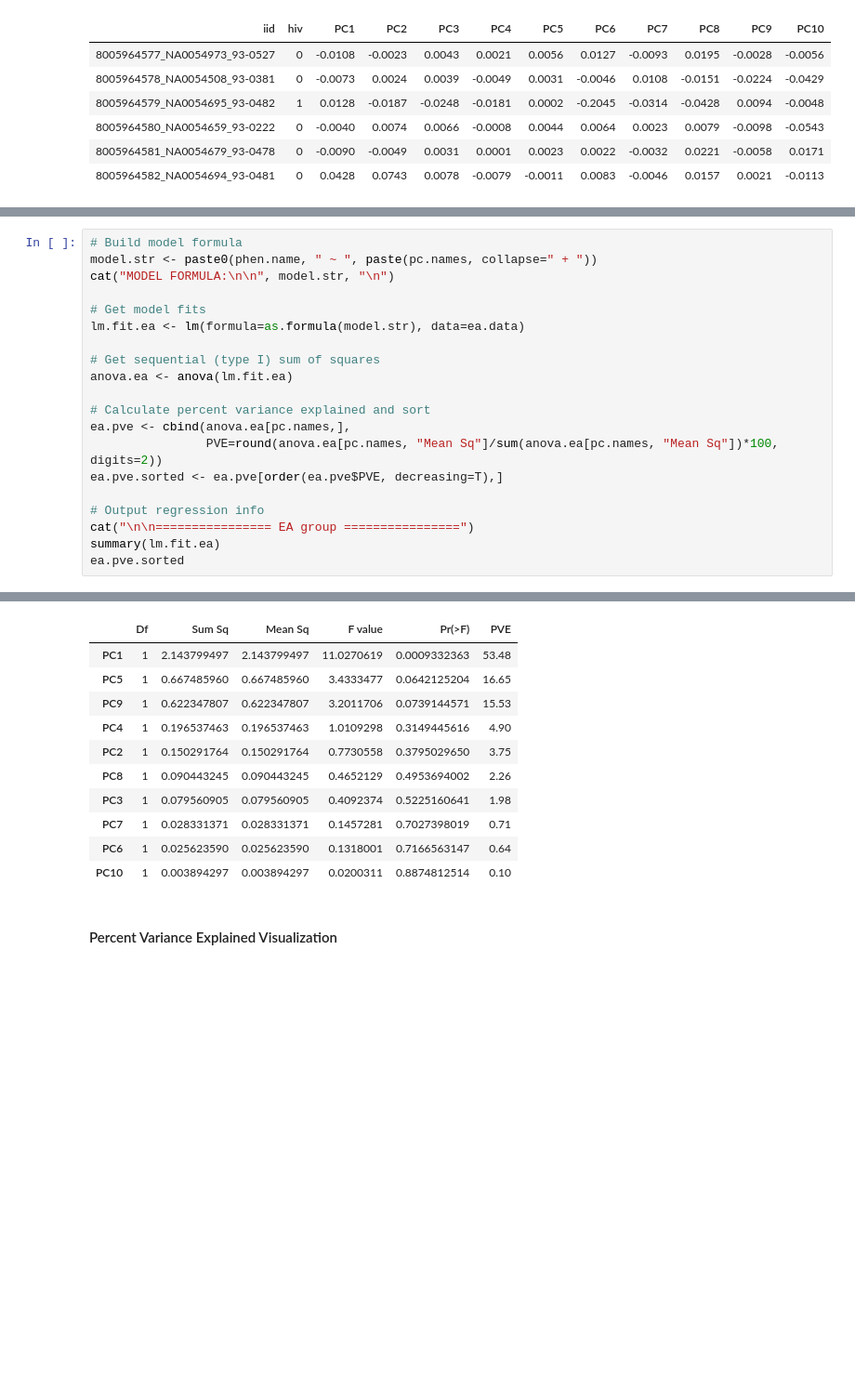
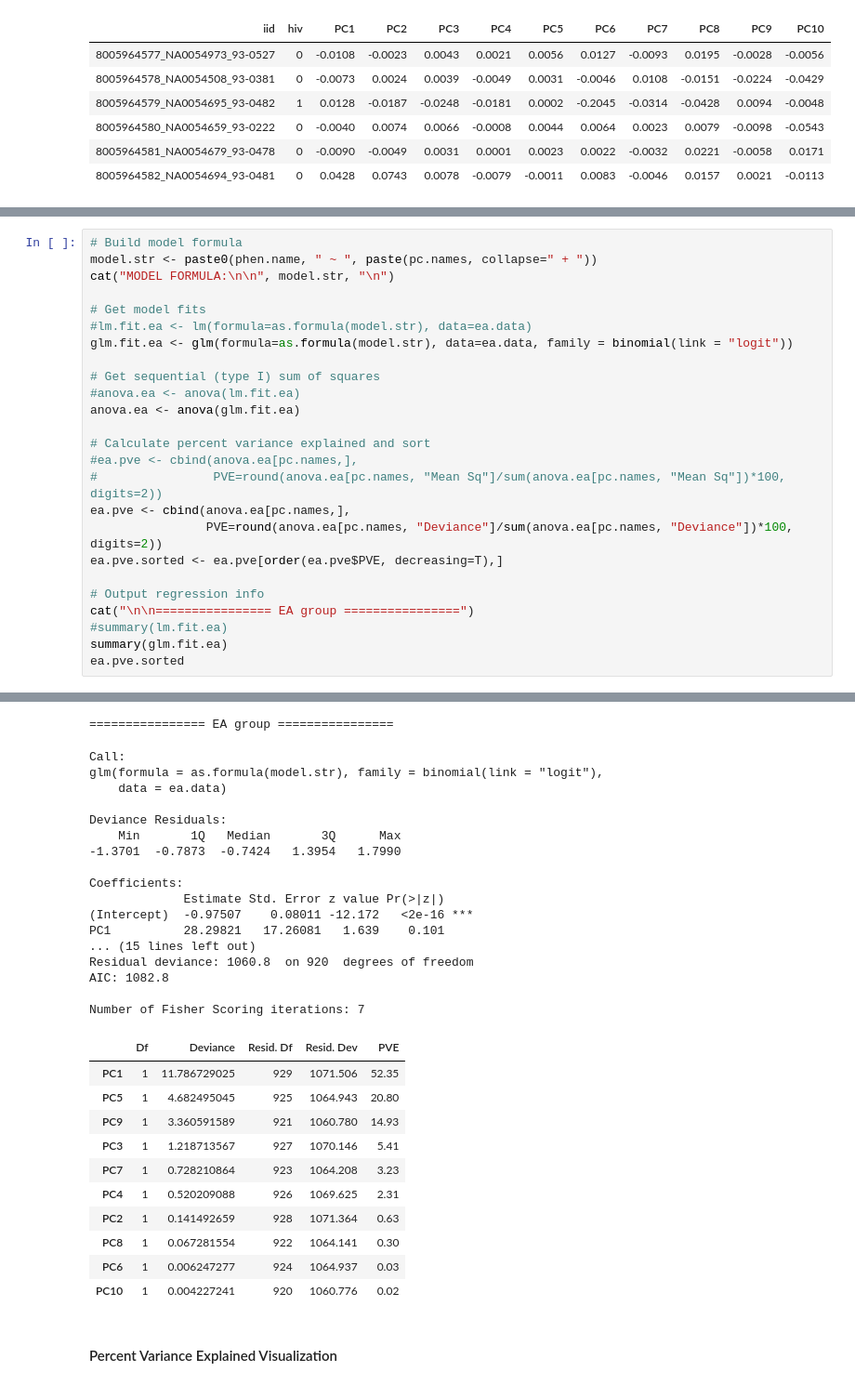
Before and after one commit to jaamarks/jaamarks_notebooks, a Jupyter notebook: HIV_Project/develop/20190222_HIV_acquisition_VIDUS_1df+2df_gwas_probabel.ipynb, the cells around one changed output, grey strips where cells are left out. Shown at 93% size. Saved outputs shown, nothing was run; the diff lists cells and outputs as text; blank space fills up the shorter version.

```diff
--- a/HIV_Project/develop/20190222_HIV_acquisition_VIDUS_1df+2df_gwas_probabel.ipynb
+++ b/HIV_Project/develop/20190222_HIV_acquisition_VIDUS_1df+2df_gwas_probabel.ipynb
@@ -647,19 +647,24 @@ model.str <- paste0(phen.name, " ~ ", paste(pc.names, collapse=" + "))
 cat("MODEL FORMULA:\n\n", model.str, "\n")
 
 # Get model fits
-lm.fit.ea <- lm(formula=as.formula(model.str), data=ea.data)
+#lm.fit.ea <- lm(formula=as.formula(model.str), data=ea.data)
+glm.fit.ea <- glm(formula=as.formula(model.str), data=ea.data, family = binomial(link = "logit"))
 
 # Get sequential (type I) sum of squares
-anova.ea <- anova(lm.fit.ea)
+#anova.ea <- anova(lm.fit.ea)
+anova.ea <- anova(glm.fit.ea)
 
 # Calculate percent variance explained and sort
+#ea.pve <- cbind(anova.ea[pc.names,],
+#                PVE=round(anova.ea[pc.names, "Mean Sq"]/sum(anova.ea[pc.names, "Mean Sq"])*100, digits=2))
 ea.pve <- cbind(anova.ea[pc.names,],
-                PVE=round(anova.ea[pc.names, "Mean Sq"]/sum(anova.ea[pc.names, "Mean Sq"])*100, digits=2))
+                PVE=round(anova.ea[pc.names, "Deviance"]/sum(anova.ea[pc.names, "Deviance"])*100, digits=2))
 ea.pve.sorted <- ea.pve[order(ea.pve$PVE, decreasing=T),]
 
 # Output regression info
 cat("\n\n================ EA group ================")
-summary(lm.fit.ea)
+#summary(lm.fit.ea)
+summary(glm.fit.ea)
 ea.pve.sorted
 # %% [output]
 MODEL FORMULA:
@@ -688,14 +676,32 @@ F-statistic: 2.062 on 10 and 920 DF,  p-value: 0.02504
+================ EA group ================
+Call:
+glm(formula = as.formula(model.str), family = binomial(link = "logit"),
+    data = ea.data)
+
+Deviance Residuals:
+    Min       1Q   Median       3Q      Max
+-1.3701  -0.7873  -0.7424   1.3954   1.7990
+
+Coefficients:
+             Estimate Std. Error z value Pr(>|z|)
+(Intercept)  -0.97507    0.08011 -12.172   <2e-16 ***
+PC1          28.29821   17.26081   1.639    0.101
+... (15 lines left out)
+Residual deviance: 1060.8  on 920  degrees of freedom
+AIC: 1082.8
+
+Number of Fisher Scoring iterations: 7
-|  | Df | Sum Sq | Mean Sq | F value | Pr(>F) | PVE |
-| PC1 | 1 | 2.143799497 | 2.143799497 | 11.0270619 | 0.0009332363 | 53.48 |
-| PC5 | 1 | 0.667485960 | 0.667485960 | 3.4333477 | 0.0642125204 | 16.65 |
-| PC9 | 1 | 0.622347807 | 0.622347807 | 3.2011706 | 0.0739144571 | 15.53 |
-| PC4 | 1 | 0.196537463 | 0.196537463 | 1.0109298 | 0.3149445616 | 4.90 |
-| PC2 | 1 | 0.150291764 | 0.150291764 | 0.7730558 | 0.3795029650 | 3.75 |
-| PC8 | 1 | 0.090443245 | 0.090443245 | 0.4652129 | 0.4953694002 | 2.26 |
-| PC3 | 1 | 0.079560905 | 0.079560905 | 0.4092374 | 0.5225160641 | 1.98 |
-| PC7 | 1 | 0.028331371 | 0.028331371 | 0.1457281 | 0.7027398019 | 0.71 |
-| PC6 | 1 | 0.025623590 | 0.025623590 | 0.1318001 | 0.7166563147 | 0.64 |
-| PC10 | 1 | 0.003894297 | 0.003894297 | 0.0200311 | 0.8874812514 | 0.10 |
+|  | Df | Deviance | Resid. Df | Resid. Dev | PVE |
+| PC1 | 1 | 11.786729025 | 929 | 1071.506 | 52.35 |
+| PC5 | 1 | 4.682495045 | 925 | 1064.943 | 20.80 |
+| PC9 | 1 | 3.360591589 | 921 | 1060.780 | 14.93 |
+| PC3 | 1 | 1.218713567 | 927 | 1070.146 | 5.41 |
+| PC7 | 1 | 0.728210864 | 923 | 1064.208 | 3.23 |
+| PC4 | 1 | 0.520209088 | 926 | 1069.625 | 2.31 |
+| PC2 | 1 | 0.141492659 | 928 | 1071.364 | 0.63 |
+| PC8 | 1 | 0.067281554 | 922 | 1064.141 | 0.30 |
+| PC6 | 1 | 0.006247277 | 924 | 1064.937 | 0.03 |
+| PC10 | 1 | 0.004227241 | 920 | 1060.776 | 0.02 |
 # %% [markdown]
 #### Percent Variance Explained Visualization
 # %%
```
Also changed, not shown: parts of 45 cells of this notebook, 2 other files.
